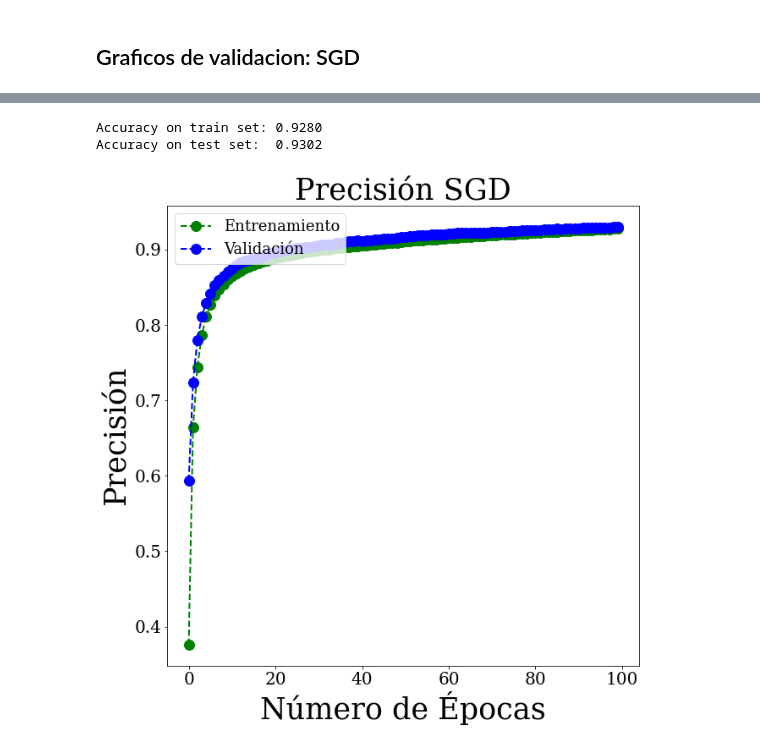
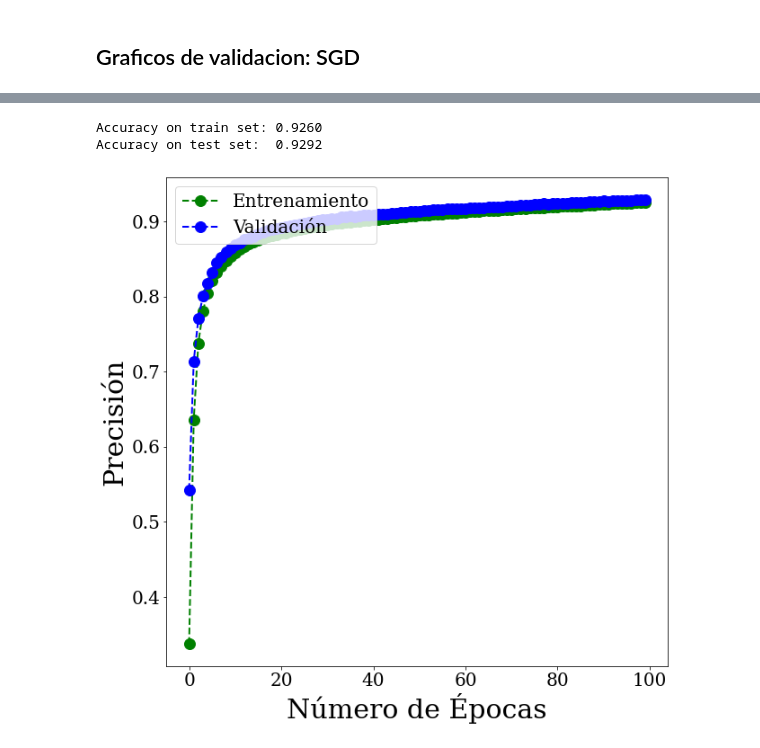
Before and after one commit to josegarciav/MMA-Thesis, a Jupyter notebook: Thesis_MMA_Jose_Garcia_Nov_2022.ipynb, the cells around one changed output, grey strips where cells are left out. Drawn from its saved outputs; the diff is of its cells as text; code cells hidden in the pictures.

```diff
--- a/Thesis_MMA_Jose_Garcia_Nov_2022.ipynb
+++ b/Thesis_MMA_Jose_Garcia_Nov_2022.ipynb
@@ -650,13 +630,13 @@ Accuracy on test set:  0.9302
 ## Graficos de validacion: SGD
 # %%
 # building a linear stack of layers with the sequential model
-model = Sequential()
+model2 = Sequential()
 # hidden layer
-model.add(Dense(100, input_shape=(784,), activation='relu'))
+model2.add(Dense(100, input_shape=(784,), activation='relu'))
 # output layer
-model.add(Dense(10, activation='softmax'))
+model2.add(Dense(10, activation='softmax'))
 # %%
 # compiling the sequential model
-model.compile(loss='categorical_crossentropy', metrics=['accuracy'], optimizer='SGD') #SGD / RMSprop / Adadelta / Adagrad / Adam / Adamax / Ftrl / Nadam
+model2.compile(loss='categorical_crossentropy', metrics=['accuracy'], optimizer='SGD') #SGD / RMSprop / Adadelta / Adagrad / Adam / Adamax / Ftrl / Nadam
 # training the model for 100 epochs
-hist = model.fit(X_train, Y_train, batch_size=1000, epochs=100, validation_data=(X_test, Y_test) )
+hist2 = model2.fit(X_train, Y_train, batch_size=1000, epochs=100, validation_data=(X_test, Y_test) )
@@ -707,23 +667,23 @@ Loss on test set:  0.2522
 # %%
 #imprimir loss y accuracy
-loss, acc = model.evaluate(X_train, Y_train, batch_size=1000, verbose=0)
-print(f'Accuracy on train set: {acc:.4f}')
-loss, acc = model.evaluate(X_test, Y_test, batch_size=1000, verbose=0)
-print(f'Accuracy on test set:  {acc:.4f}')
+loss3, acc3 = model2.evaluate(X_train, Y_train, batch_size=1000, verbose=0)
+print(f'Accuracy on train set: {acc3:.4f}')
+loss3, acc3 = model2.evaluate(X_test, Y_test, batch_size=1000, verbose=0)
+print(f'Accuracy on test set:  {acc3:.4f}')
 
 plt.subplots(figsize = (10, 10))
-plt.plot(hist.history['accuracy'],
+plt.plot(hist2.history['accuracy'],
          color='green', marker='o', linestyle='dashed', linewidth=2, markersize=12)
-plt.plot(hist.history['val_accuracy'],
+plt.plot(hist2.history['val_accuracy'],
          color='blue', marker='o', linestyle='dashed', linewidth=2, markersize=12)
 plt.yscale("linear")
-plt.title('Precisión SGD', fontsize=35)
-plt.ylabel('Precisión', fontsize=35)
-plt.xlabel('Número de Épocas', fontsize=35)
-plt.legend(['Entrenamiento', 'Validación'], loc='upper left')
+#plt.title('Precisión SGD', fontsize=35)
+plt.ylabel('Precisión', fontsize=30)
+plt.xlabel('Número de Épocas', fontsize=30)
+plt.legend(['Entrenamiento', 'Validación'], loc='upper left', fontsize=20)
 plt.tick_params(axis='both', which='major', labelsize=20)
 plt.tick_params(axis='both', which='minor', labelsize=20)
 # %% [output]
-Accuracy on train set: 0.9280
-Accuracy on test set:  0.9302
+Accuracy on train set: 0.9260
+Accuracy on test set:  0.9292
-[figure, old version]
+[figure, new version]
```
Also changed, not shown: parts of 7 cells of this notebook.
